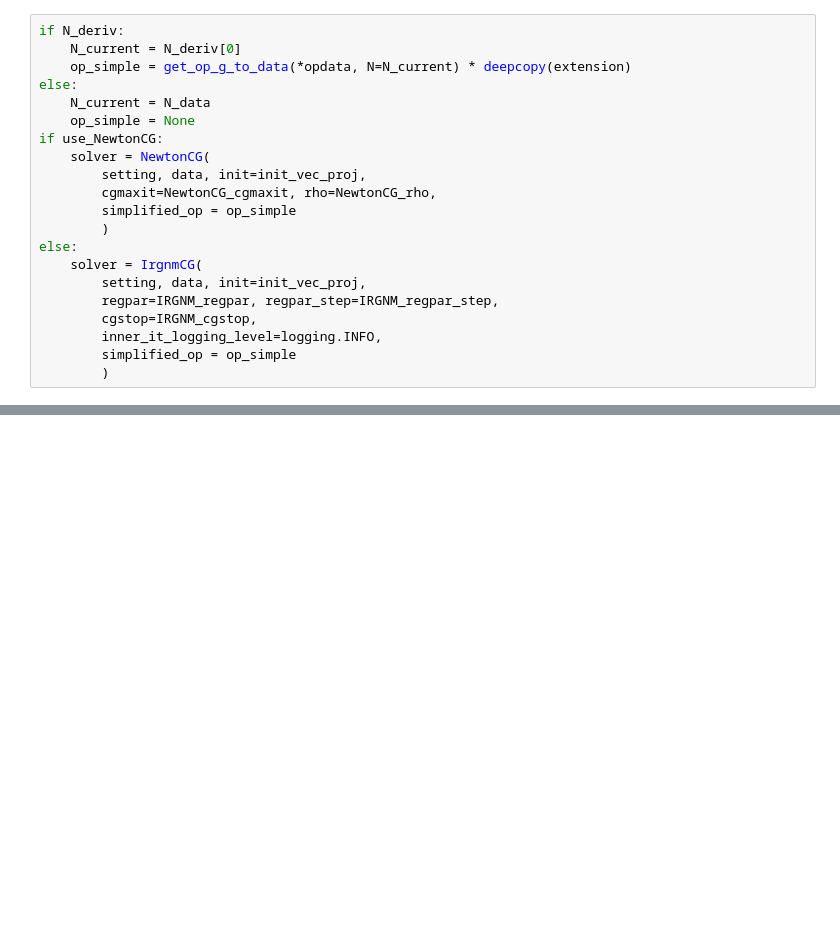
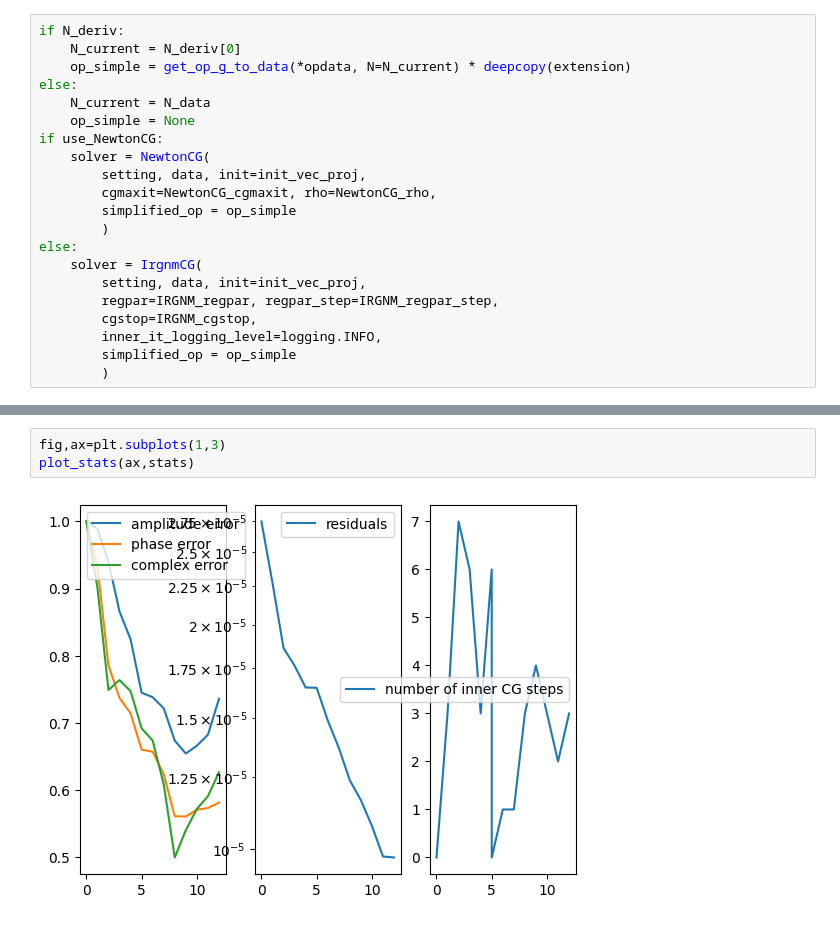
Before and after one commit to regpy/regpy, a Jupyter notebook: examples/pinem/full_g_inversion.ipynb, the cells around one changed output, grey strips where cells are left out. Saved outputs shown, nothing was run; the diff lists cells and outputs as text; blank space fills up the shorter version.

```diff
--- a/examples/pinem/full_g_inversion.ipynb
+++ b/examples/pinem/full_g_inversion.ipynb
@@ -281,0 +425,5 @@ KeyboardInterrupt:
+# %%
+fig,ax=plt.subplots(1,3)
+plot_stats(ax,stats)
+# %% [output]
+[figure, added]
```
Also changed, not shown: parts of 29 cells of this notebook, 1 other file.
